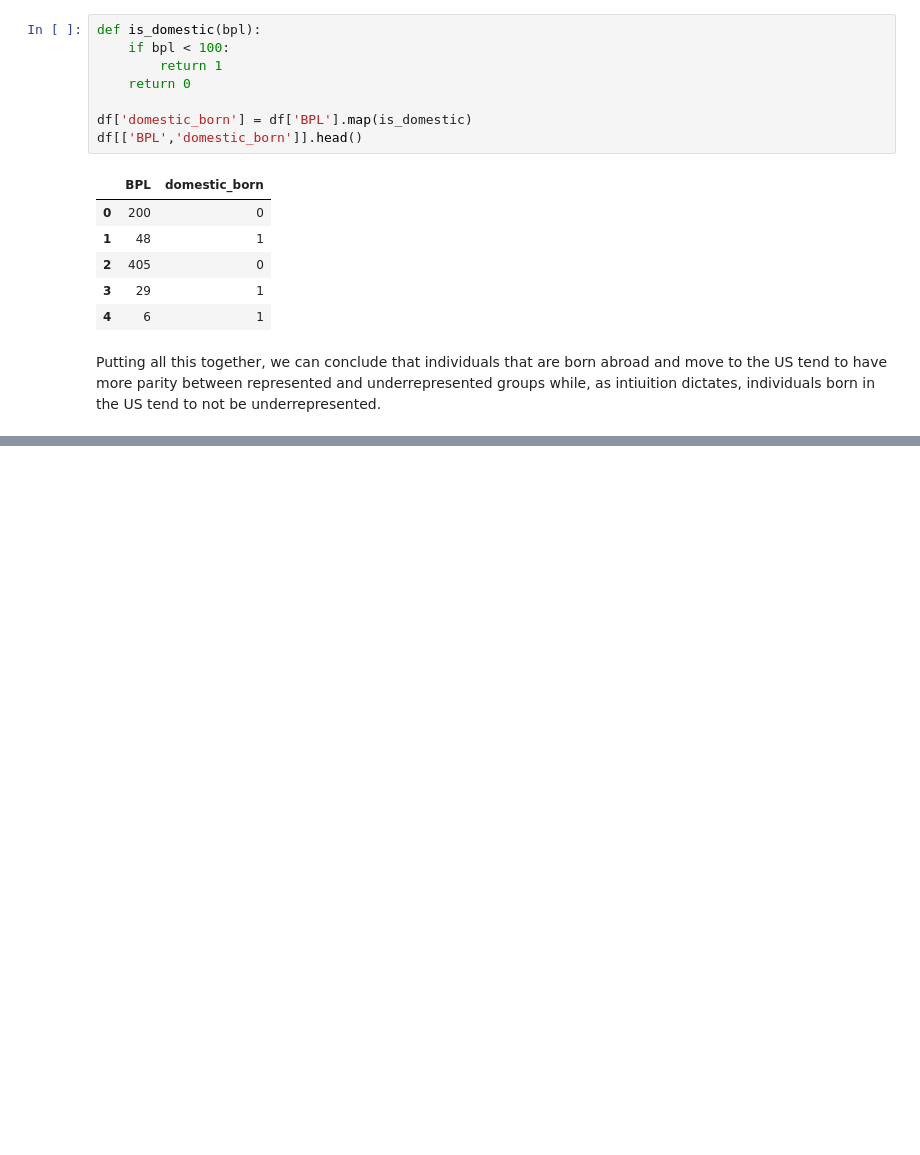
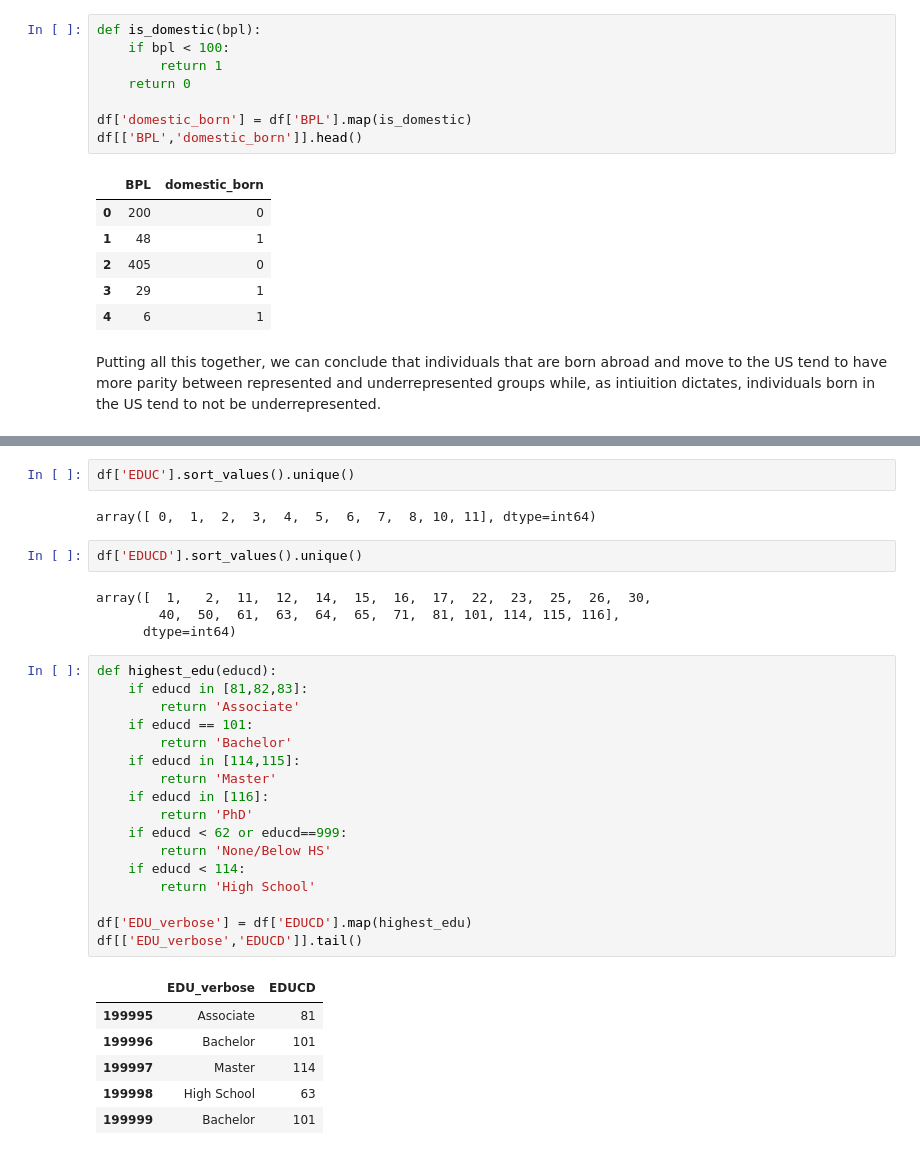
Before and after one commit to kayfilipp/HigherME, a Jupyter notebook: census_data/Untitled.ipynb, the cells around one changed output, grey strips where cells are left out. Drawn from its saved outputs; the diff is of its cells as text; blank space fills up the shorter version.

```diff
--- a/census_data/Untitled.ipynb
+++ b/census_data/Untitled.ipynb
@@ -131,0 +149,34 @@ pd.crosstab(df['domestic_born'],df['under_represented']).plot.bar(title='Distrib
+# %%
+df['EDUC'].sort_values().unique()
+# %% [output]
+array([ 0,  1,  2,  3,  4,  5,  6,  7,  8, 10, 11], dtype=int64)
+# %%
+df['EDUCD'].sort_values().unique()
+# %% [output]
+array([  1,   2,  11,  12,  14,  15,  16,  17,  22,  23,  25,  26,  30,
+        40,  50,  61,  63,  64,  65,  71,  81, 101, 114, 115, 116],
+      dtype=int64)
+# %%
+def highest_edu(educd):
+    if educd in [81,82,83]:
+        return 'Associate'
+    if educd == 101:
+        return 'Bachelor'
+    if educd in [114,115]:
+        return 'Master'
+    if educd in [116]:
+        return 'PhD'
+    if educd < 62 or educd==999:
+        return 'None/Below HS'
+    if educd < 114:
+        return 'High School'
+
+df['EDU_verbose'] = df['EDUCD'].map(highest_edu)
+df[['EDU_verbose','EDUCD']].tail()
+# %% [output]
+|  | EDU_verbose | EDUCD |
+| 199995 | Associate | 81 |
+| 199996 | Bachelor | 101 |
+| 199997 | Master | 114 |
+| 199998 | High School | 63 |
+| 199999 | Bachelor | 101 |
```
Also changed, not shown: parts of 5 cells of this notebook.
